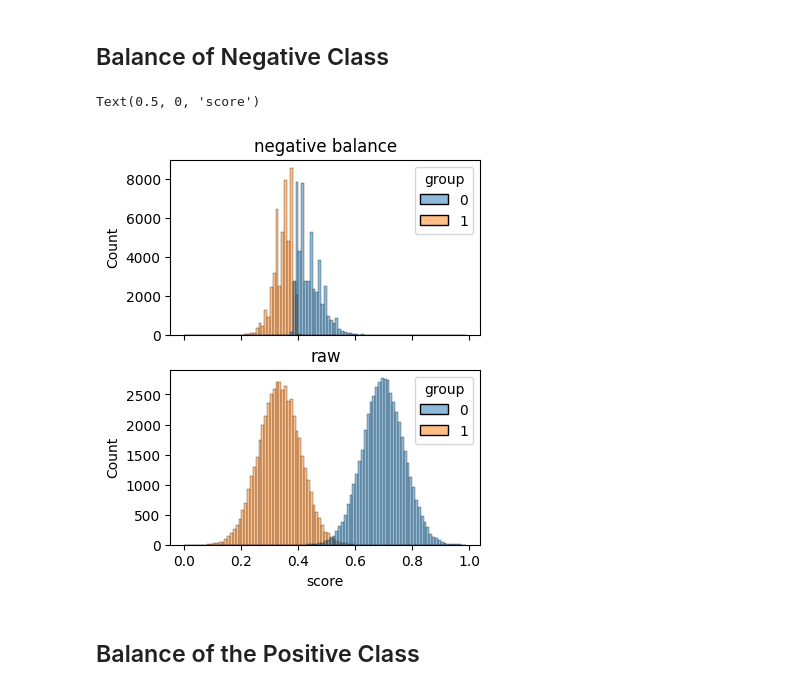
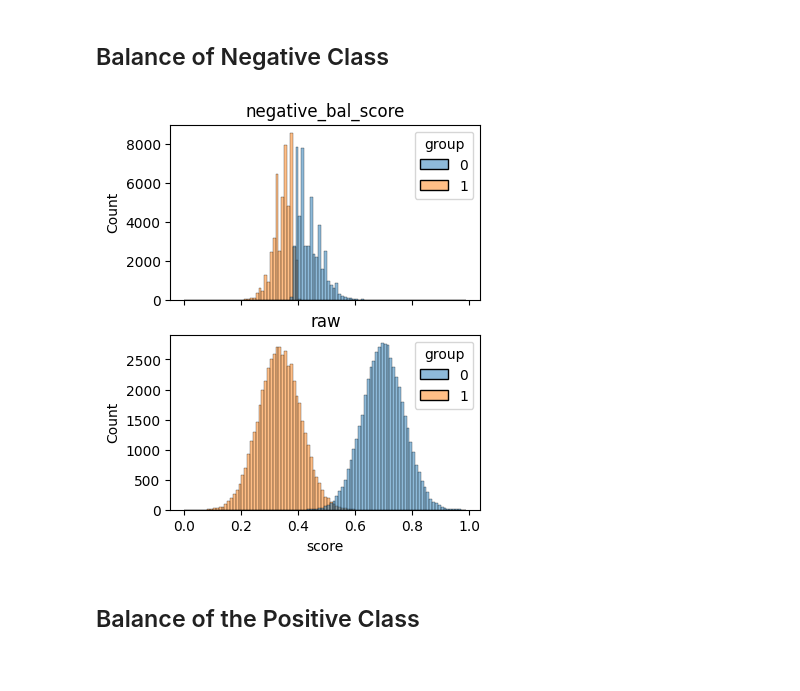
Before and after one commit to aloosley/faim, a Jupyter notebook: notebooks/fairlearn-api.ipynb, the cells around one changed output. Saved outputs shown, nothing was run; the diff lists cells and outputs as text; code cells hidden in the pictures.

```diff
--- a/notebooks/fairlearn-api.ipynb
+++ b/notebooks/fairlearn-api.ipynb
@@ -115,36 +118,9 @@ Text(0.5, 0, 'score')
 ## Balance of Negative Class
 # %%
 thetas = [0, 1, 0]
-
-faim_negative_bal = FAIM(thetas=thetas, score_discretization_step=score_discretization_step)
-
-faim_negative_bal.fit(
-    y_scores=y_scores,
-    y_ground_truth=y_ground_truth,
-    sensitive_features=sensitive_features
-)
-synthetic_data_from_paper["negative_balance_scores"] = faim_negative_bal.predict(
-    y_scores=y_scores, sensitive_features=sensitive_features
-)
+faim_negative_bal = faim_and_plot(thetas=thetas, fair_data_col_name="negative_bal_score", score_discretization_step=0.01)
+# %% [output]
+[figure, added]
-# %%
-fig, (ax1, ax2) = plt.subplots(2, 1, figsize=(4, 5), sharex=True)
-
-sns.histplot(
-    data=synthetic_data_from_paper, x="negative_balance_scores", hue="group",
-    bins=faim_negative_bal.discrete_score_bins,
-    ax=ax1
-)
-sns.histplot(
-    data=synthetic_data_from_paper, x="normalized_discrete_scores", hue="group",
-    bins=faim_negative_bal.discrete_score_bins,
-    ax=ax2
-)
-ax1.set_title("negative balance")
-ax2.set_title("raw")
-ax2.set_xlabel("score")
-# %% [output]
-Text(0.5, 0, 'score')
-[figure, removed]
 # %% [markdown]
 ## Balance of the Positive Class
 # %%
```
Also changed, not shown: parts of 15 cells of this notebook.
